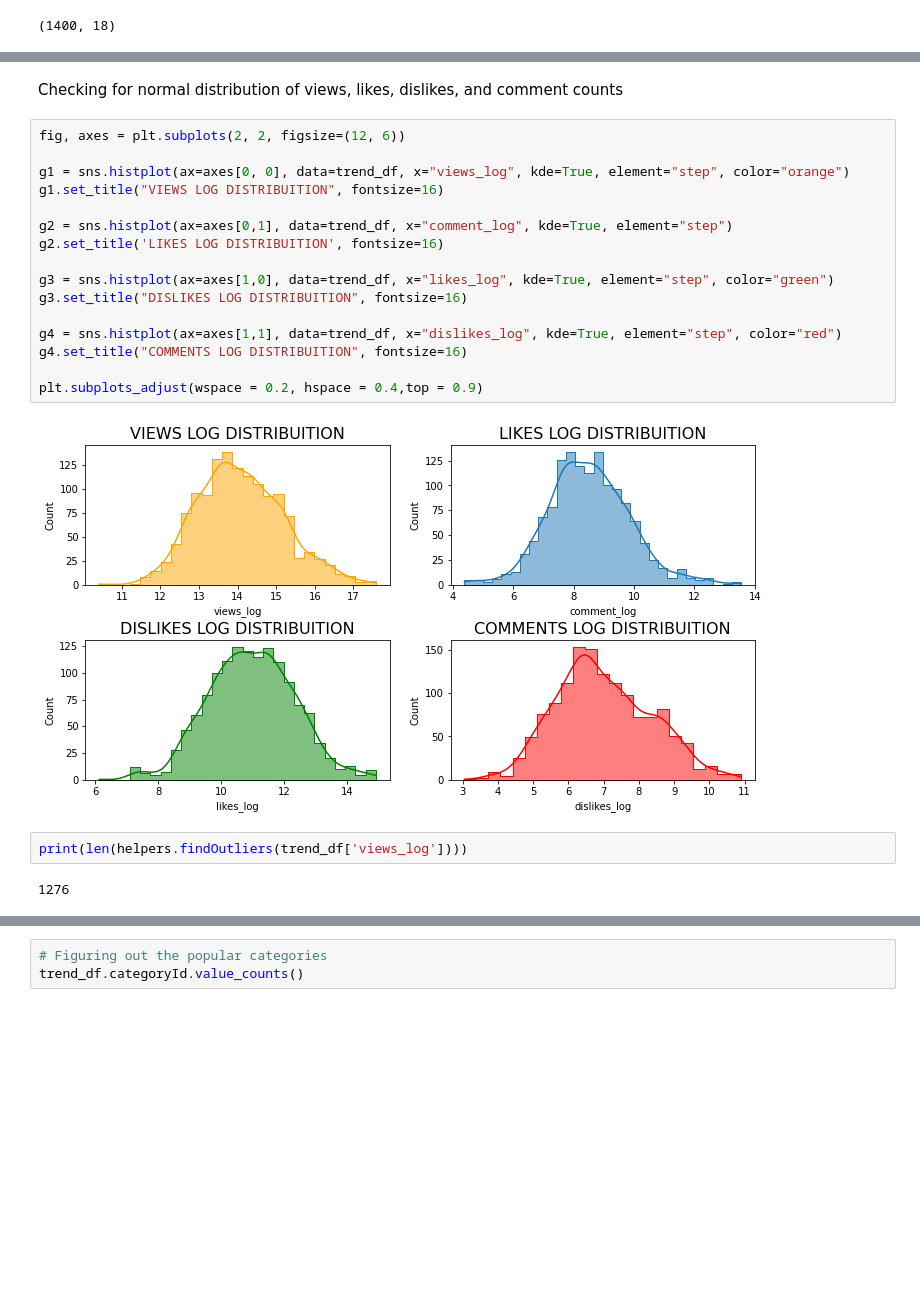
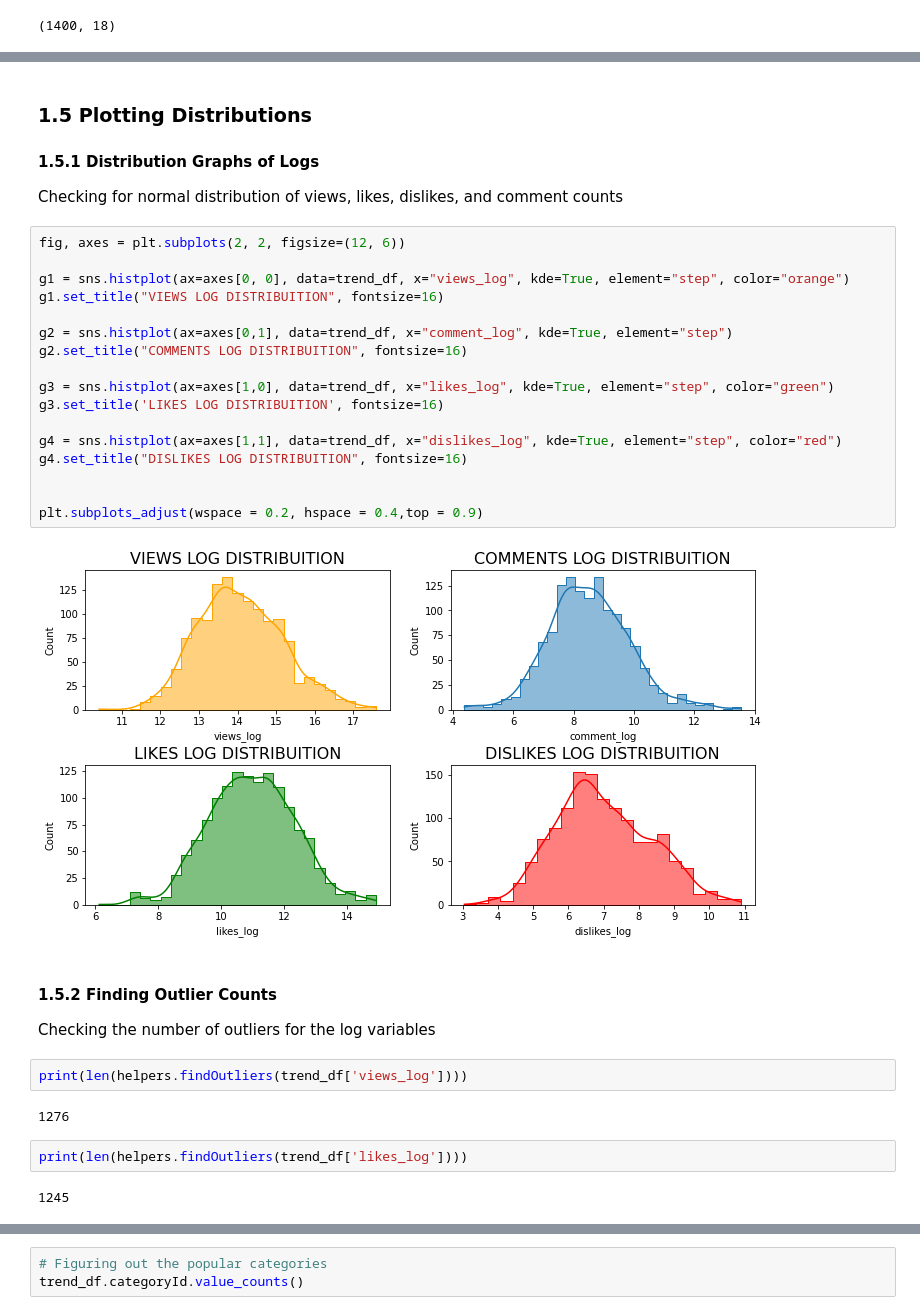
Before and after one commit to nickrwu/YouTube-Trending, a Jupyter notebook: yt-analysis.ipynb, the cells around one changed output, grey strips where cells are left out. Cells and saved outputs as stored; diff of their text form; blank space fills up the shorter version.

```diff
--- a/yt-analysis.ipynb
+++ b/yt-analysis.ipynb
@@ -127,24 +145,36 @@ sns.heatmap(trend_df.isnull(), cbar=False, yticklabels=False, cmap = 'viridis')
 # %% [markdown]
+### 1.5 Plotting Distributions
+#### 1.5.1 Distribution Graphs of Logs
+
 Checking for normal distribution of views, likes, dislikes, and comment counts
 # %%
 fig, axes = plt.subplots(2, 2, figsize=(12, 6))
 
 g1 = sns.histplot(ax=axes[0, 0], data=trend_df, x="views_log", kde=True, element="step", color="orange")
 g1.set_title("VIEWS LOG DISTRIBUITION", fontsize=16)
 
 g2 = sns.histplot(ax=axes[0,1], data=trend_df, x="comment_log", kde=True, element="step")
-g2.set_title('LIKES LOG DISTRIBUITION', fontsize=16)
+g2.set_title("COMMENTS LOG DISTRIBUITION", fontsize=16)
 
 g3 = sns.histplot(ax=axes[1,0], data=trend_df, x="likes_log", kde=True, element="step", color="green")
-g3.set_title("DISLIKES LOG DISTRIBUITION", fontsize=16)
+g3.set_title('LIKES LOG DISTRIBUITION', fontsize=16)
 
 g4 = sns.histplot(ax=axes[1,1], data=trend_df, x="dislikes_log", kde=True, element="step", color="red")
-g4.set_title("COMMENTS LOG DISTRIBUITION", fontsize=16)
+g4.set_title("DISLIKES LOG DISTRIBUITION", fontsize=16)
+
 
 plt.subplots_adjust(wspace = 0.2, hspace = 0.4,top = 0.9)
 # %% [output]
-[figure, old version]
+[figure, new version]
+# %% [markdown]
+#### 1.5.2 Finding Outlier Counts
+
+Checking the number of outliers for the log variables
 # %%
 print(len(helpers.findOutliers(trend_df['views_log'])))
 # %% [output]
 1276
+# %%
+print(len(helpers.findOutliers(trend_df['likes_log'])))
+# %% [output]
+1245
```
Also changed, not shown: parts of 20 cells of this notebook, 3 other files.
